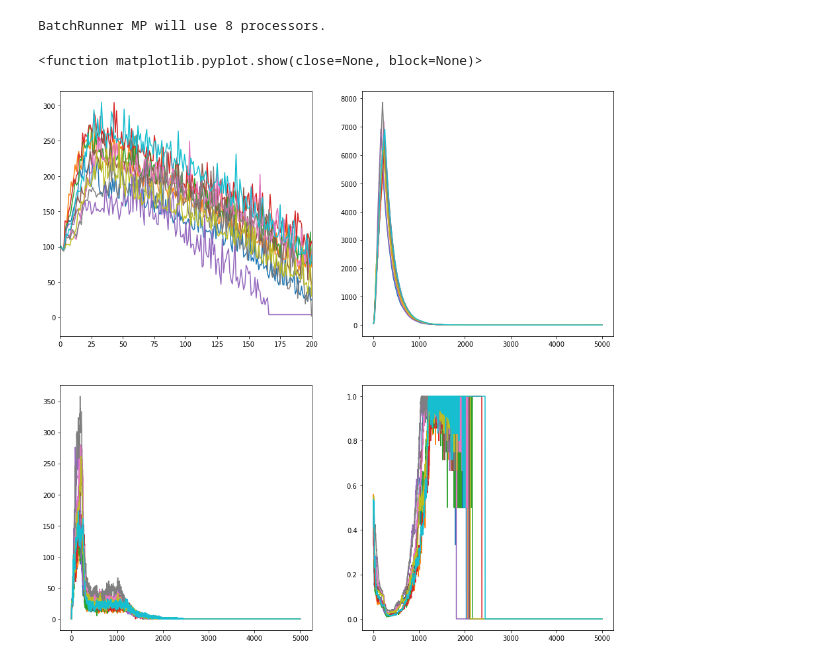
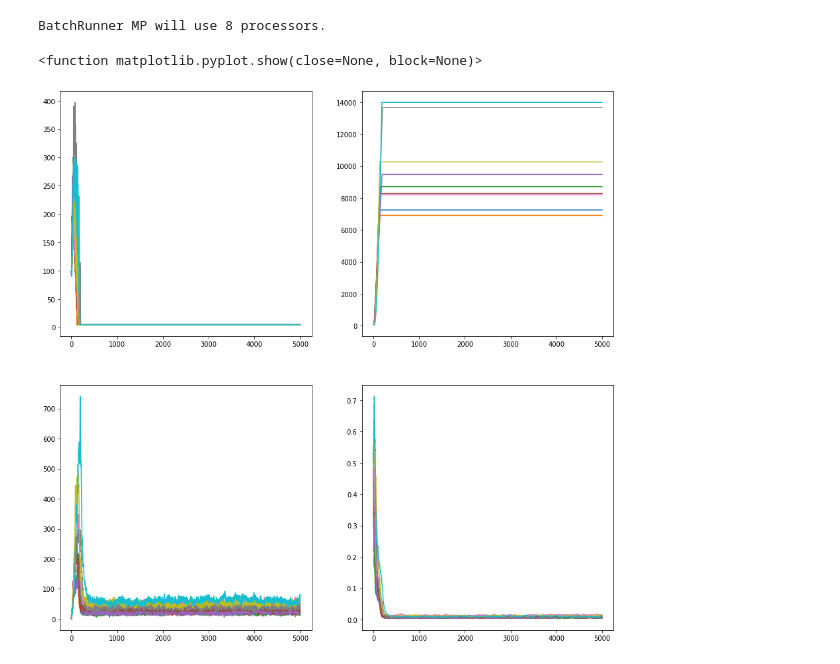
Before and after one commit to Maloup/leafcutter-ants-fungi-mutualism-abm, a Jupyter notebook: Floor-Some-Visualizations.ipynb, the cells around one changed output. Cells and saved outputs as stored; diff of their text form; code cells hidden in the pictures.

```diff
--- a/Floor-Some-Visualizations.ipynb
+++ b/Floor-Some-Visualizations.ipynb
@@ -24,8 +24,8 @@ fixed_parameters = {'collect_data': True,
                      'pheromone_lifespan': 30,
                      'num_plant_leaves': 100,
                      'initial_foragers_ratio': 0.5,
-                     'leaf_regrowth_rate': 0.5,
-                     'ant_death_probability': 0.005,
+                     'leaf_regrowth_rate': 1,
+                     'ant_death_probability': 0.000,
                      'initial_fungus_energy': 50,
                      'fungus_decay_rate': 0.005,
                      'energy_biomass_cvn': 2.0,
@@ -55,18 +55,18 @@ BatchRunner MP will use 8 processors.
 # %%
 fig, axs = plt.subplots(2,2, figsize=(15,15))
 
 time = [t for t in range(max_steps+1)]
 for key in data.keys():
     df = data[key]
     axs[0,0].plot(time, df['Fungus Biomass'])
     axs[0,1].plot(time, df['Ant Biomass'])
     axs[1,0].plot(time, df['Ants with Leaves'])
     axs[1,1].plot(time, df['Fraction forager ants'])
 
 #     axs[0,0].set_ylim(-10,10)
-    axs[0,0].set_xlim(0,200)
+#     axs[0,0].set_xlim(0,200)
 
 plt.show
 # %% [output]
 <function matplotlib.pyplot.show(close=None, block=None)>
-[figure, old version]
+[figure, new version]
```
